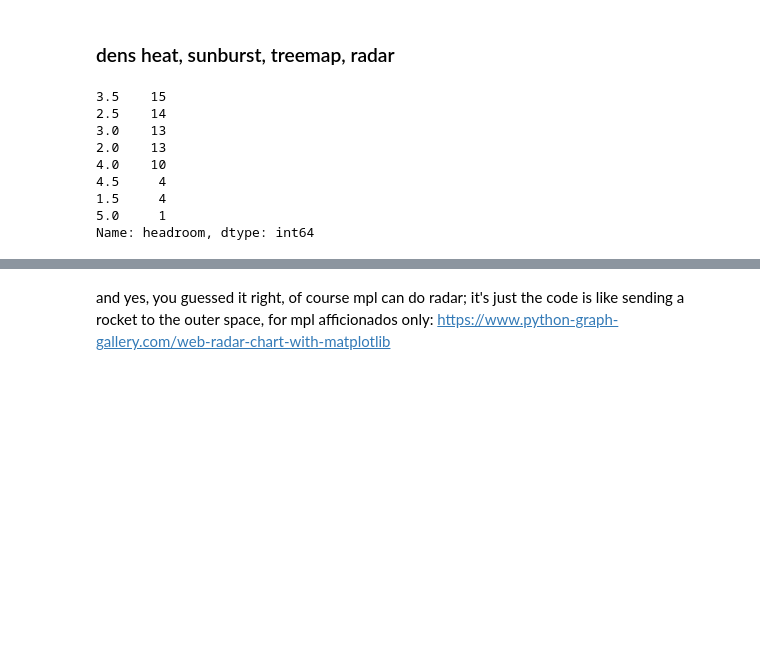
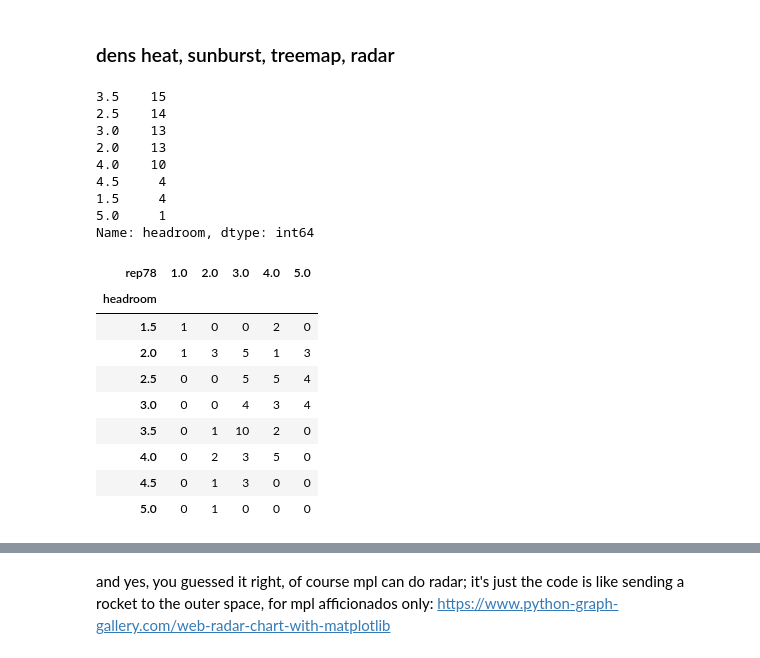
Before and after one commit to theaok/vis, a Jupyter notebook: plotly.ipynb, the cells around one changed output, grey strips where cells are left out. Cells and saved outputs as stored; diff of their text form; code cells hidden in the pictures; blank space fills up the shorter version.

```diff
--- a/plotly.ipynb
+++ b/plotly.ipynb
@@ -79,16 +77,27 @@ fig.show()
 ### dens heat, sunburst, treemap, radar
 # %%
 auto.headroom.value_counts()
+pd.crosstab(auto["headroom"],auto["rep78"])
 # %% [output]
 3.5    15
 2.5    14
 3.0    13
 2.0    13
 4.0    10
 4.5     4
 1.5     4
 5.0     1
 Name: headroom, dtype: int64
+| rep78 | 1.0 | 2.0 | 3.0 | 4.0 | 5.0 |
+| headroom |  |  |  |  |  |
+| 1.5 | 1 | 0 | 0 | 2 | 0 |
+| 2.0 | 1 | 3 | 5 | 1 | 3 |
+| 2.5 | 0 | 0 | 5 | 5 | 4 |
+| 3.0 | 0 | 0 | 4 | 3 | 4 |
+| 3.5 | 0 | 1 | 10 | 2 | 0 |
+| 4.0 | 0 | 2 | 3 | 5 | 0 |
+| 4.5 | 0 | 1 | 3 | 0 | 0 |
+| 5.0 | 0 | 1 | 0 | 0 | 0 |
 # %%
 px.density_heatmap(auto, x="rep78", y="headroom", marginal_x="histogram", marginal_y="histogram") #nice!! love it! will use it a lot!
 #color ramp makes sense too: dark: few, the brighter, the more
```
Also changed, not shown: parts of 7 cells of this notebook.
